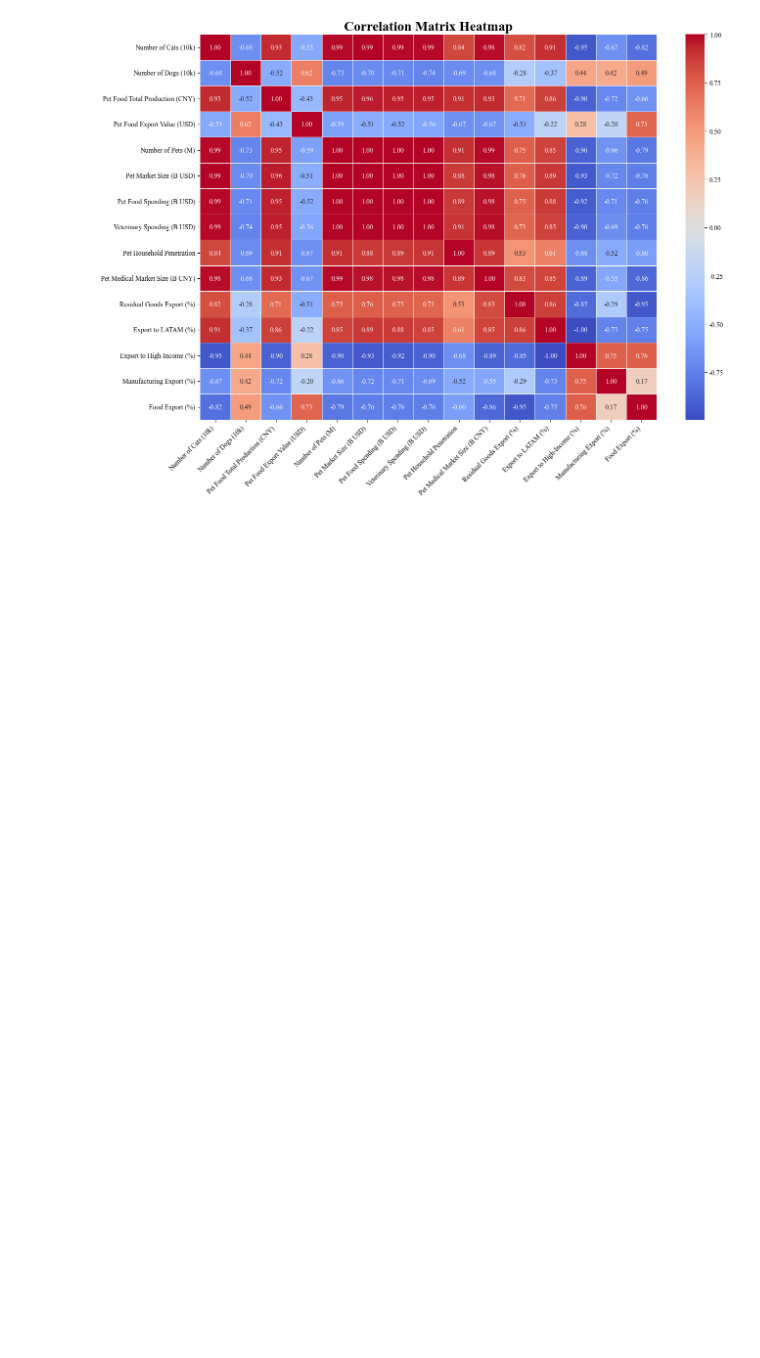
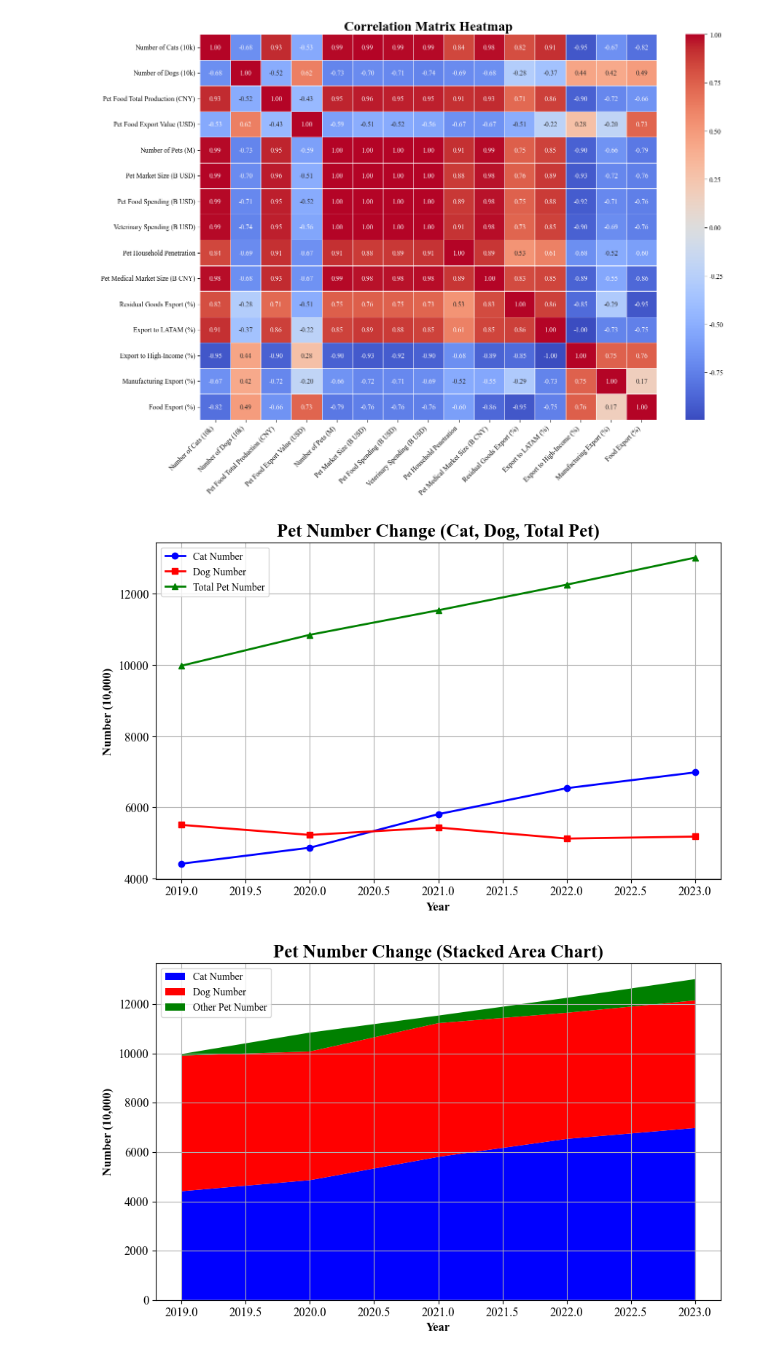
Before and after one commit to purpyviolet/APMCM_2024_C, a Jupyter notebook: Question0_data_analysis.ipynb, the cells around one changed output. Saved outputs shown, nothing was run; the diff lists cells and outputs as text; code cells hidden in the pictures; blank space fills up the shorter version.

Commit message:
stack chart pic updated

```diff
--- a/Question0_data_analysis.ipynb
+++ b/Question0_data_analysis.ipynb
@@ -238,3 +238,32 @@ plt.tight_layout()
 plt.show()
 # %% [output]
 [figure]
+# %%
+# 6. 输出单独的宠物数量变化图（英文版）
+plt.figure(figsize=(10, 6))
+plt.plot(years, cat_count, 'o-', label='Cat Number', linewidth=2, markersize=6, color='b')
+plt.plot(years, dog_count, 's-', label='Dog Number', linewidth=2, markersize=6, color='r')
+plt.plot(years, total_pet_count, '^-', label='Total Pet Number', linewidth=2, markersize=6, color='g')
+plt.xlabel('Year',fontsize=12, fontweight='bold')
+plt.ylabel('Number (10,000)',fontsize=12, fontweight='bold')
+plt.title('Pet Number Change (Cat, Dog, Total Pet)',fontsize=18, fontweight='bold')
+plt.legend()
+plt.grid(True)
+plt.gca().tick_params(axis='both', labelsize=12)
+plt.savefig('China_Pet_Industry_Dev_fig.png',dpi=300)
+plt.show()
+
+# 8. 使用堆叠面积图展示宠物数量变化（英文版）
+plt.figure(figsize=(10, 6))
+plt.stackplot(years, cat_count, dog_count, total_pet_count - cat_count - dog_count, labels=['Cat Number', 'Dog Number', 'Other Pet Number'], colors=['b', 'r', 'g'])
+plt.xlabel('Year',fontsize=12, fontweight='bold')
+plt.ylabel('Number (10,000)',fontsize=12, fontweight='bold')
+plt.title('Pet Number Change (Stacked Area Chart)',fontsize=18, fontweight='bold')
+plt.legend(loc='upper left')
+plt.grid(True)
+plt.gca().tick_params(axis='both', labelsize=12)
+plt.savefig('China_Pet_Industry_Dev_fig2.png',dpi=300)
+plt.show()
+# %% [output]
+[figure, added]
+[figure, added]
```
Also changed, not shown: 3 other files.
